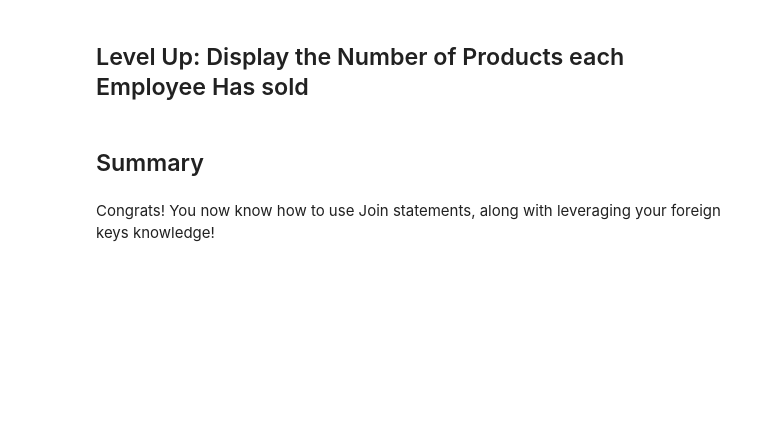
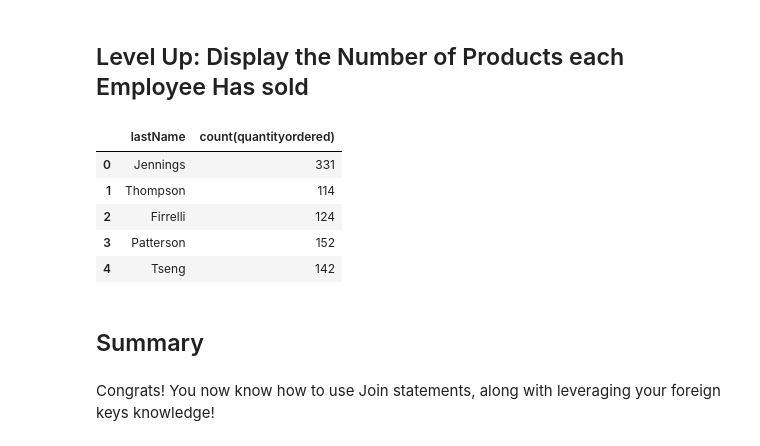
Before and after one commit to nikolholicka/curriculum, a Jupyter notebook: mod1/section05/dsc-1-05-11-join-statements-lab-online-ds-pt-041519/index.ipynb, the cells around one changed output. Saved outputs shown, nothing was run; the diff lists cells and outputs as text; code cells hidden in the pictures; blank space fills up the shorter version.

```diff
--- a/mod1/section05/dsc-1-05-11-join-statements-lab-online-ds-pt-041519/index.ipynb
+++ b/mod1/section05/dsc-1-05-11-join-statements-lab-online-ds-pt-041519/index.ipynb
@@ -100,5 +96,29 @@ df.head()# Your code here
 # %% [markdown]
 ## Level Up: Display the Number of Products each Employee Has sold
+# %%
+cur.execute('''SELECT e.lastname, count(quantityordered)
+            FROM employees e
+            join
+            customers c
+                on e.employeeNumber = c.salesRepEmployeeNumber
+            join
+            orders
+                using (customerNumber)
+            join
+            orderdetails
+                using (orderNumber)
+            GROUP BY e.employeeNumber
+''')
+df = pd.DataFrame(cur.fetchall()) #Take results and create dataframe
+df.columns = [i[0] for i in cur.description]
+df.head()# Your code here
+# %% [output]
+|  | lastName | count(quantityordered) |
+| 0 | Jennings | 331 |
+| 1 | Thompson | 114 |
+| 2 | Firrelli | 124 |
+| 3 | Patterson | 152 |
+| 4 | Tseng | 142 |
 # %% [markdown]
 ## Summary
 # %% [markdown]
```
Also changed, not shown: parts of 3 cells of this notebook, 2 other files.
